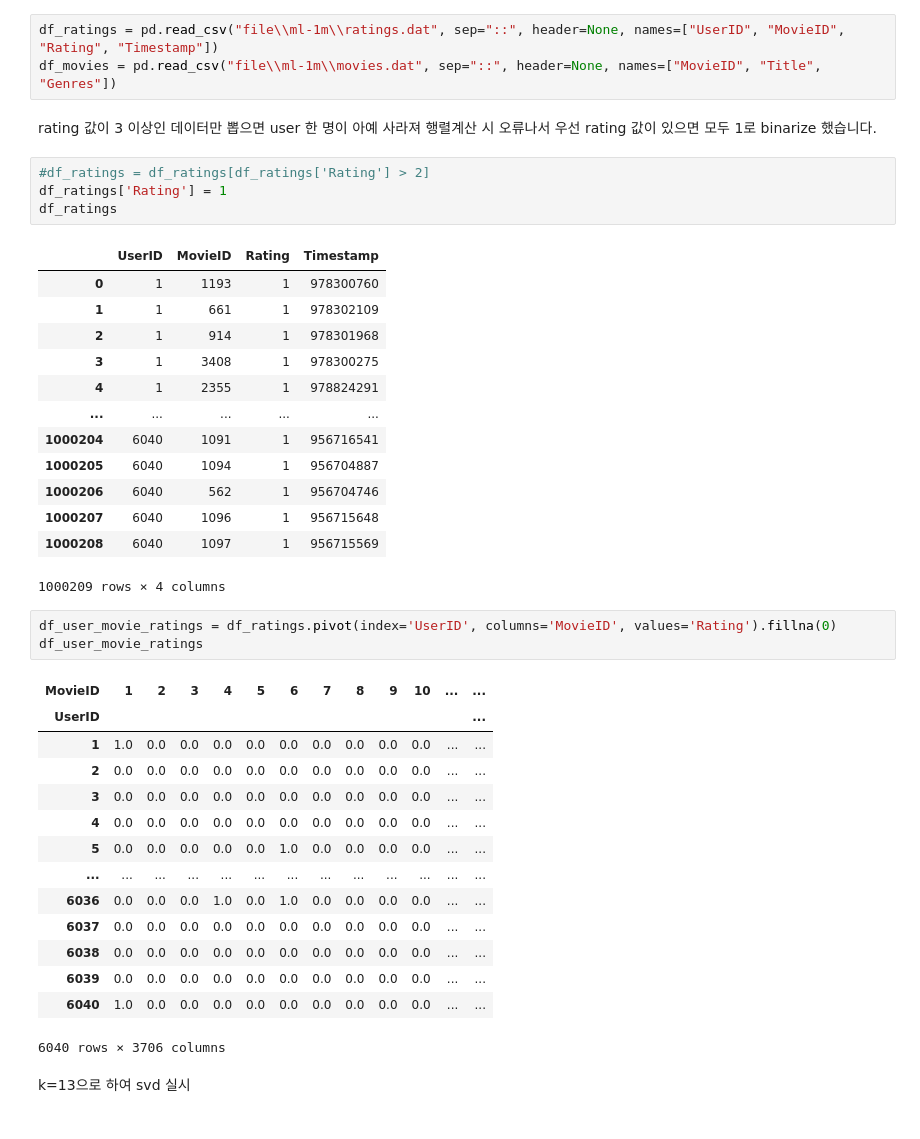
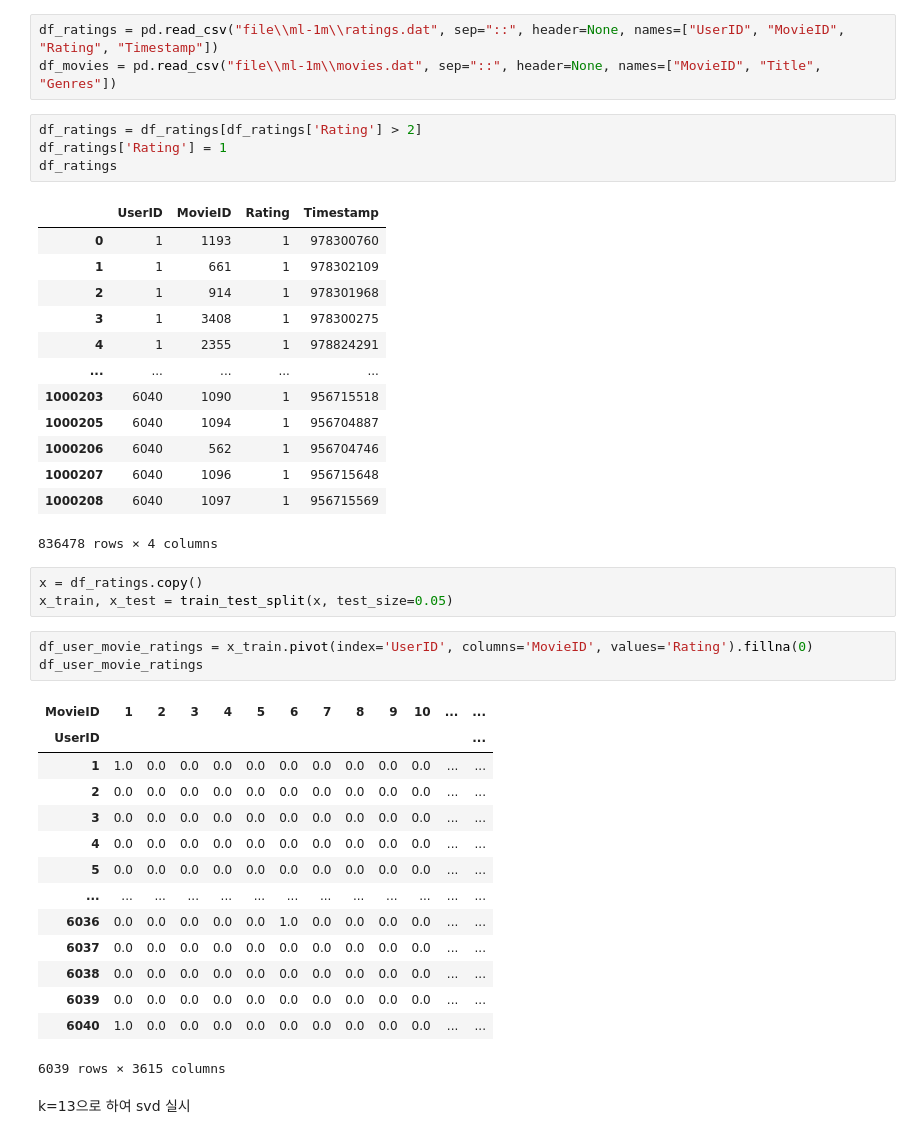
Before and after one commit to Seorin-Kim/DSLab-Summer-Internship-RecSys, a Jupyter notebook: 4th Task.ipynb, the cells around one changed output. Drawn from its saved outputs; the diff is of its cells as text.

```diff
--- a/4th Task.ipynb
+++ b/4th Task.ipynb
@@ -9,28 +9,29 @@ warnings.filterwarnings("ignore")
 # %%
 df_ratings = pd.read_csv("file\\ml-1m\\ratings.dat", sep="::", header=None, names=["UserID", "MovieID", "Rating", "Timestamp"])
 df_movies = pd.read_csv("file\\ml-1m\\movies.dat", sep="::", header=None, names=["MovieID", "Title", "Genres"])
-# %% [markdown]
-rating 값이 3 이상인 데이터만 뽑으면 user 한 명이 아예 사라져 행렬계산 시 오류나서 우선 rating 값이 있으면 모두 1로 binarize 했습니다.
 # %%
-#df_ratings = df_ratings[df_ratings['Rating'] > 2]
+df_ratings = df_ratings[df_ratings['Rating'] > 2]
 df_ratings['Rating'] = 1
 df_ratings
 # %% [output]
 |  | UserID | MovieID | Rating | Timestamp |
 | 0 | 1 | 1193 | 1 | 978300760 |
 | 1 | 1 | 661 | 1 | 978302109 |
 | 2 | 1 | 914 | 1 | 978301968 |
 | 3 | 1 | 3408 | 1 | 978300275 |
 | 4 | 1 | 2355 | 1 | 978824291 |
 | ... | ... | ... | ... | ... |
-| 1000204 | 6040 | 1091 | 1 | 956716541 |
+| 1000203 | 6040 | 1090 | 1 | 956715518 |
 | 1000205 | 6040 | 1094 | 1 | 956704887 |
 | 1000206 | 6040 | 562 | 1 | 956704746 |
 | 1000207 | 6040 | 1096 | 1 | 956715648 |
 | 1000208 | 6040 | 1097 | 1 | 956715569 |
-1000209 rows × 4 columns
+836478 rows × 4 columns
+# %%
+x = df_ratings.copy()
+x_train, x_test = train_test_split(x, test_size=0.05)
 # %%
-df_user_movie_ratings = df_ratings.pivot(index='UserID', columns='MovieID', values='Rating').fillna(0)
+df_user_movie_ratings = x_train.pivot(index='UserID', columns='MovieID', values='Rating').fillna(0)
 df_user_movie_ratings
 # %% [output]
 | MovieID | 1 | 2 | 3 | 4 | 5 | 6 | 7 | 8 | 9 | 10 | ... | ... |
@@ -39,14 +40,14 @@ df_user_movie_ratings
 | 2 | 0.0 | 0.0 | 0.0 | 0.0 | 0.0 | 0.0 | 0.0 | 0.0 | 0.0 | 0.0 | ... | ... |
 | 3 | 0.0 | 0.0 | 0.0 | 0.0 | 0.0 | 0.0 | 0.0 | 0.0 | 0.0 | 0.0 | ... | ... |
 | 4 | 0.0 | 0.0 | 0.0 | 0.0 | 0.0 | 0.0 | 0.0 | 0.0 | 0.0 | 0.0 | ... | ... |
-| 5 | 0.0 | 0.0 | 0.0 | 0.0 | 0.0 | 1.0 | 0.0 | 0.0 | 0.0 | 0.0 | ... | ... |
+| 5 | 0.0 | 0.0 | 0.0 | 0.0 | 0.0 | 0.0 | 0.0 | 0.0 | 0.0 | 0.0 | ... | ... |
 | ... | ... | ... | ... | ... | ... | ... | ... | ... | ... | ... | ... | ... |
-| 6036 | 0.0 | 0.0 | 0.0 | 1.0 | 0.0 | 1.0 | 0.0 | 0.0 | 0.0 | 0.0 | ... | ... |
+| 6036 | 0.0 | 0.0 | 0.0 | 0.0 | 0.0 | 1.0 | 0.0 | 0.0 | 0.0 | 0.0 | ... | ... |
 | 6037 | 0.0 | 0.0 | 0.0 | 0.0 | 0.0 | 0.0 | 0.0 | 0.0 | 0.0 | 0.0 | ... | ... |
 | 6038 | 0.0 | 0.0 | 0.0 | 0.0 | 0.0 | 0.0 | 0.0 | 0.0 | 0.0 | 0.0 | ... | ... |
 | 6039 | 0.0 | 0.0 | 0.0 | 0.0 | 0.0 | 0.0 | 0.0 | 0.0 | 0.0 | 0.0 | ... | ... |
 | 6040 | 1.0 | 0.0 | 0.0 | 0.0 | 0.0 | 0.0 | 0.0 | 0.0 | 0.0 | 0.0 | ... | ... |
-6040 rows × 3706 columns
+6039 rows × 3615 columns
 # %% [markdown]
 k=13으로 하여 svd 실시
 # %%
```
Also changed, not shown: parts of 12 cells of this notebook.
